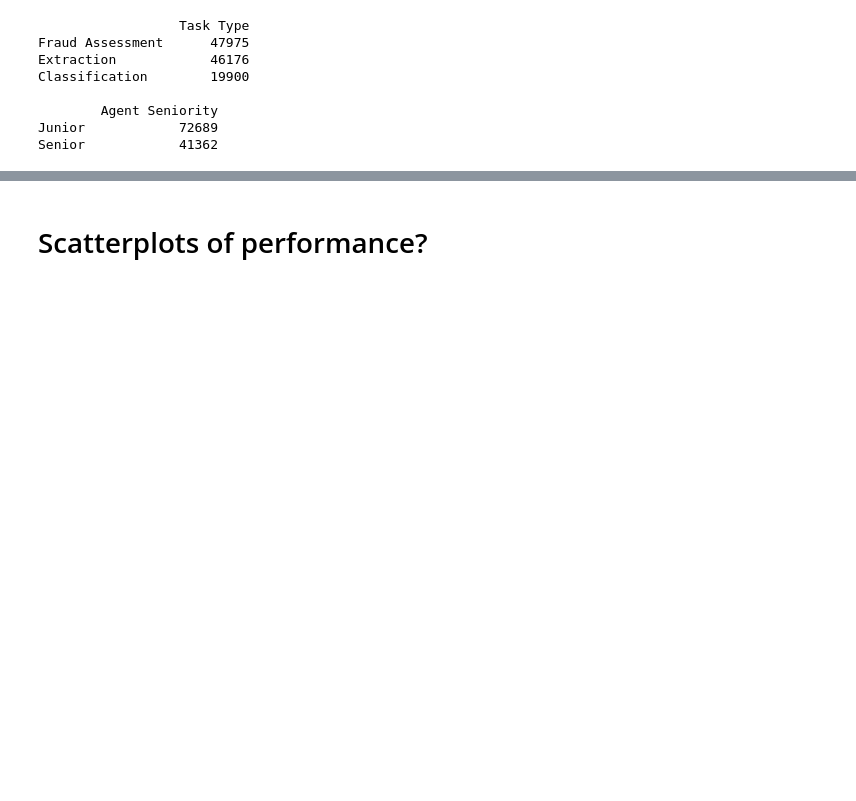
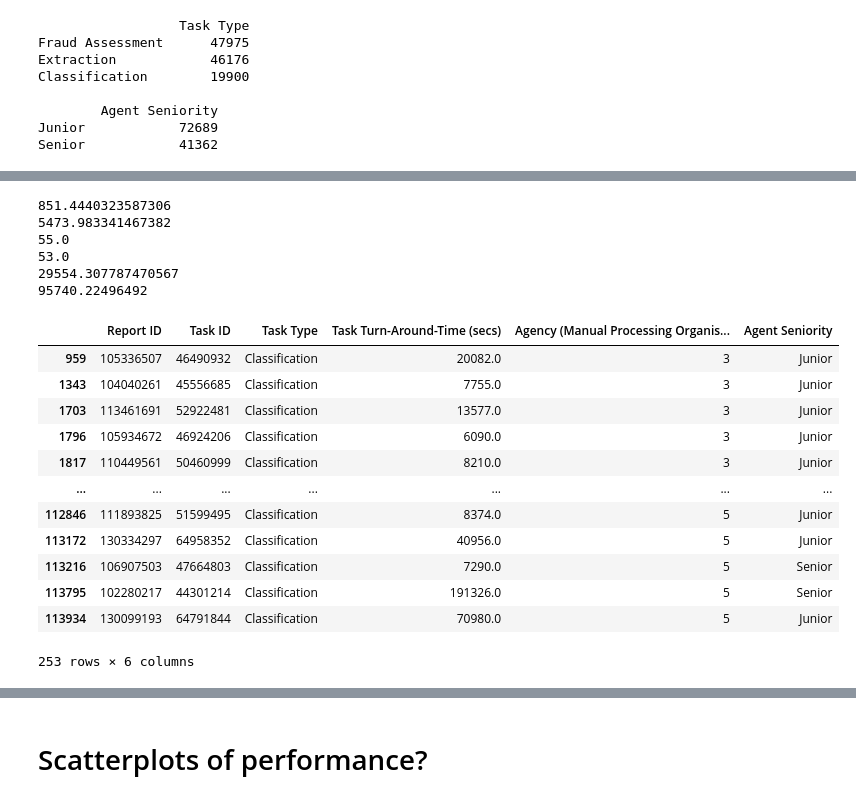
Before and after one commit to jccazes/onfido_assignment, a Jupyter notebook: onfido_assign/notebooks/performance_assessment.ipynb, the cells around one changed output, grey strips where cells are left out. Cells and saved outputs as stored; diff of their text form; code cells hidden in the pictures; blank space fills up the shorter version.

```diff
--- a/onfido_assign/notebooks/performance_assessment.ipynb
+++ b/onfido_assign/notebooks/performance_assessment.ipynb
@@ -294,0 +253,19 @@ overall_perf = work_df.groupby(['Agency (Manual Processing Organisation)','Repor
+# %%
+# are the tasks longer?
+
+print(h_a[h_a['Report ID'].isin(several_agencies_tasks)]['Task Turn-Around-Time (secs)'].mean())
+print(h_a[h_a['Report ID'].isin(unique_agencies_tasks)]['Task Turn-Around-Time (secs)'].mean())
+
+
+print(h_a[h_a['Report ID'].isin(several_agencies_tasks)]['Task Turn-Around-Time (secs)'].median())
+print(h_a[h_a['Report ID'].isin(unique_agencies_tasks)]['Task Turn-Around-Time (secs)'].median())
+
+print(h_a[h_a['Report ID'].isin(several_agencies_tasks)]['Task Turn-Around-Time (secs)'].std())
+print(h_a[h_a['Report ID'].isin(unique_agencies_tasks)]['Task Turn-Around-Time (secs)'].std())
+# %% [output]
+851.4440323587306
+5473.983341467382
+55.0
+53.0
+29554.307787470567
+95740.22496492
@@ -294,0 +299,27 @@ overall_perf = work_df.groupby(['Agency (Manual Processing Organisation)','Repor
+# %%
+# Let's see outliers
+
+work_df = h_a[h_a['Task Type'] == 'Classification'].copy()
+
+Q1 = work_df['Task Turn-Around-Time (secs)'].quantile(0.02)
+Q3 = work_df['Task Turn-Around-Time (secs)'].quantile(0.98)
+
+IQR = Q3 - Q1
+classification_outliers = work_df[(work_df['Task Turn-Around-Time (secs)'] < (Q1 - 1.5 * IQR)) |
+              (work_df['Task Turn-Around-Time (secs)'] > (Q3 + 1.5 * IQR))]
+# %%
+classification_outliers
+# %% [output]
+|  | Report ID | Task ID | Task Type | Task Turn-Around-Time (secs) | Agency (Manual Processing Organis... | Agent Seniority |
+| 959 | 105336507 | 46490932 | Classification | 20082.0 | 3 | Junior |
+| 1343 | 104040261 | 45556685 | Classification | 7755.0 | 3 | Junior |
+| 1703 | 113461691 | 52922481 | Classification | 13577.0 | 3 | Junior |
+| 1796 | 105934672 | 46924206 | Classification | 6090.0 | 3 | Junior |
+| 1817 | 110449561 | 50460999 | Classification | 8210.0 | 3 | Junior |
+| ... | ... | ... | ... | ... | ... | ... |
+| 112846 | 111893825 | 51599495 | Classification | 8374.0 | 5 | Junior |
+| 113172 | 130334297 | 64958352 | Classification | 40956.0 | 5 | Junior |
+| 113216 | 106907503 | 47664803 | Classification | 7290.0 | 5 | Senior |
+| 113795 | 102280217 | 44301214 | Classification | 191326.0 | 5 | Senior |
+| 113934 | 130099193 | 64791844 | Classification | 70980.0 | 5 | Junior |
+253 rows × 6 columns
```
Also changed, not shown: parts of 62 cells of this notebook.
